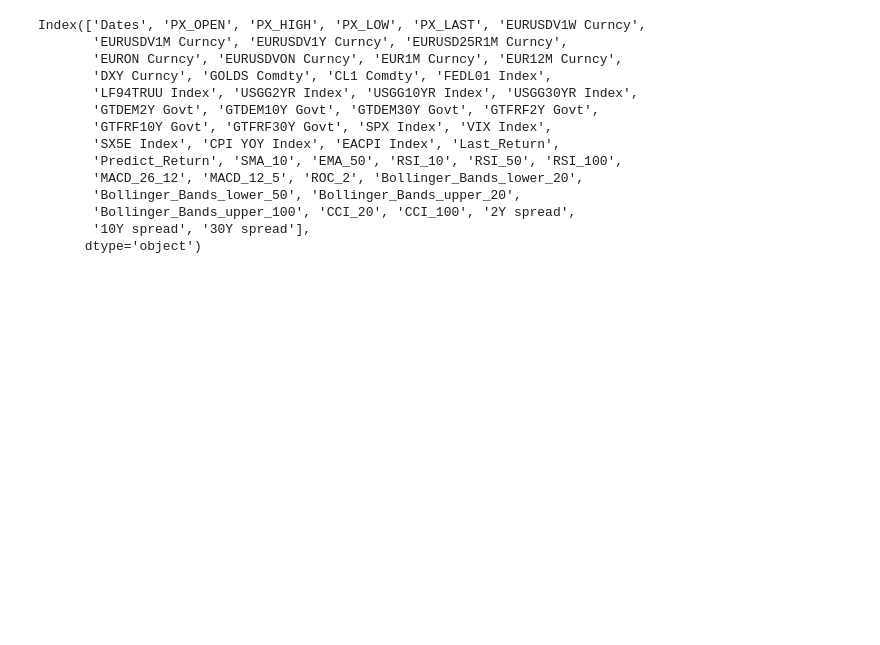
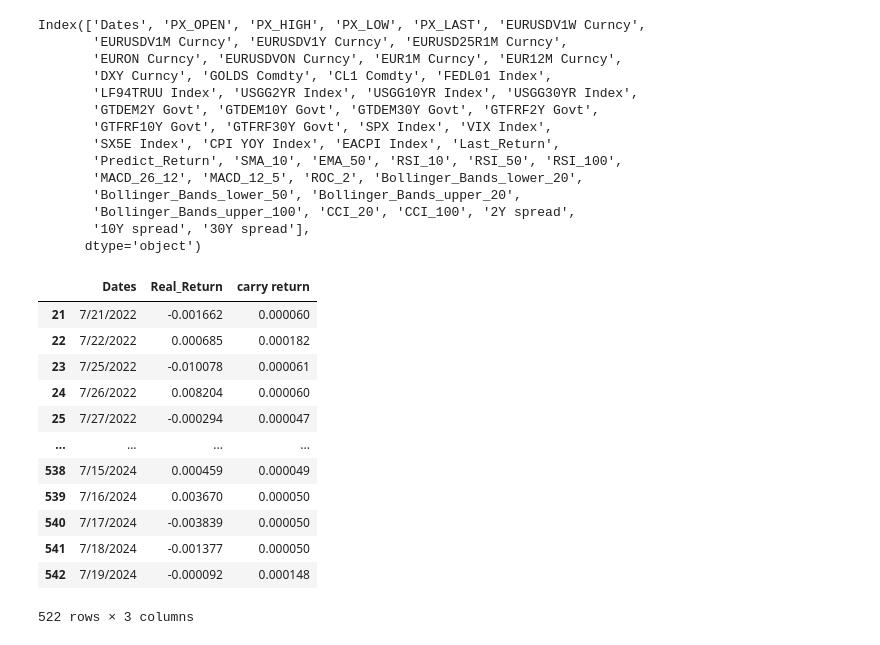
Before and after one commit to MeltonYu/EURUSD-LSTM-prediction, a Jupyter notebook: EURUSD_performance_Mix.ipynb, the cells around one changed output. Saved outputs shown, nothing was run; the diff lists cells and outputs as text; code cells hidden in the pictures; blank space fills up the shorter version.

```diff
--- a/EURUSD_performance_Mix.ipynb
+++ b/EURUSD_performance_Mix.ipynb
@@ -233,8 +233,27 @@ Index(['Dates', 'PX_OPEN', 'PX_HIGH', 'PX_LOW', 'PX_LAST', 'EURUSDV1W Curncy',
 # %%
 df_test.reset_index(inplace=True,drop=True)
 df_test_result = df_test.loc[(time_delta-1):,['Dates','Predict_Return','EURON Curncy']].copy()
 
+df_test_result.rename(columns={'EURON Curncy':'carry return'},inplace=True)
+df_test_result['carry return'] = df_test_result['carry return']/10000
+
 df_test_result.rename(columns={'Predict_Return':'Real_Return'},inplace=True)
+
+df_test_result
+# %% [output]
+|  | Dates | Real_Return | carry return |
+| 21 | 7/21/2022 | -0.001662 | 0.000060 |
+| 22 | 7/22/2022 | 0.000685 | 0.000182 |
+| 23 | 7/25/2022 | -0.010078 | 0.000061 |
+| 24 | 7/26/2022 | 0.008204 | 0.000060 |
+| 25 | 7/27/2022 | -0.000294 | 0.000047 |
+| ... | ... | ... | ... |
+| 538 | 7/15/2024 | 0.000459 | 0.000049 |
+| 539 | 7/16/2024 | 0.003670 | 0.000050 |
+| 540 | 7/17/2024 | -0.003839 | 0.000050 |
+| 541 | 7/18/2024 | -0.001377 | 0.000050 |
+| 542 | 7/19/2024 | -0.000092 | 0.000148 |
+522 rows × 3 columns
 # %%
 columns_list = ["predict_down_rate","predict_fluct_rate","predict_up_rate"]
 
```
Also changed, not shown: parts of 9 cells of this notebook, 4 other files.
